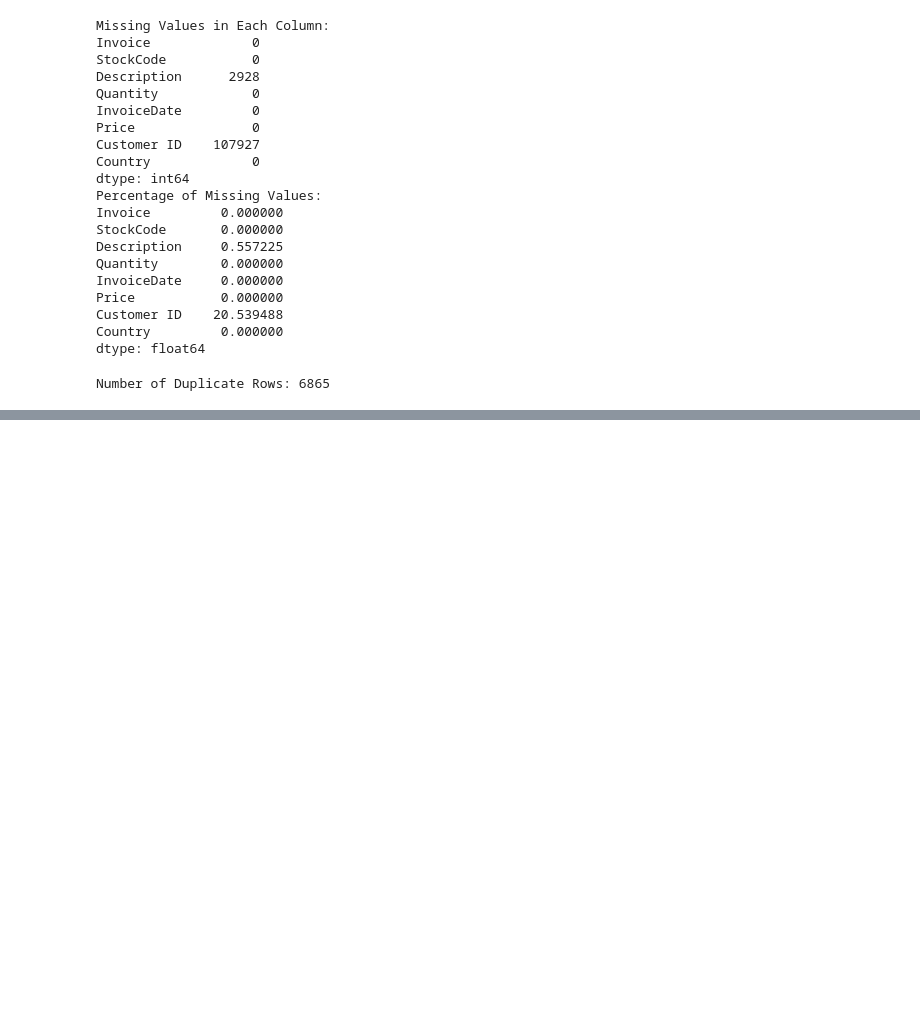
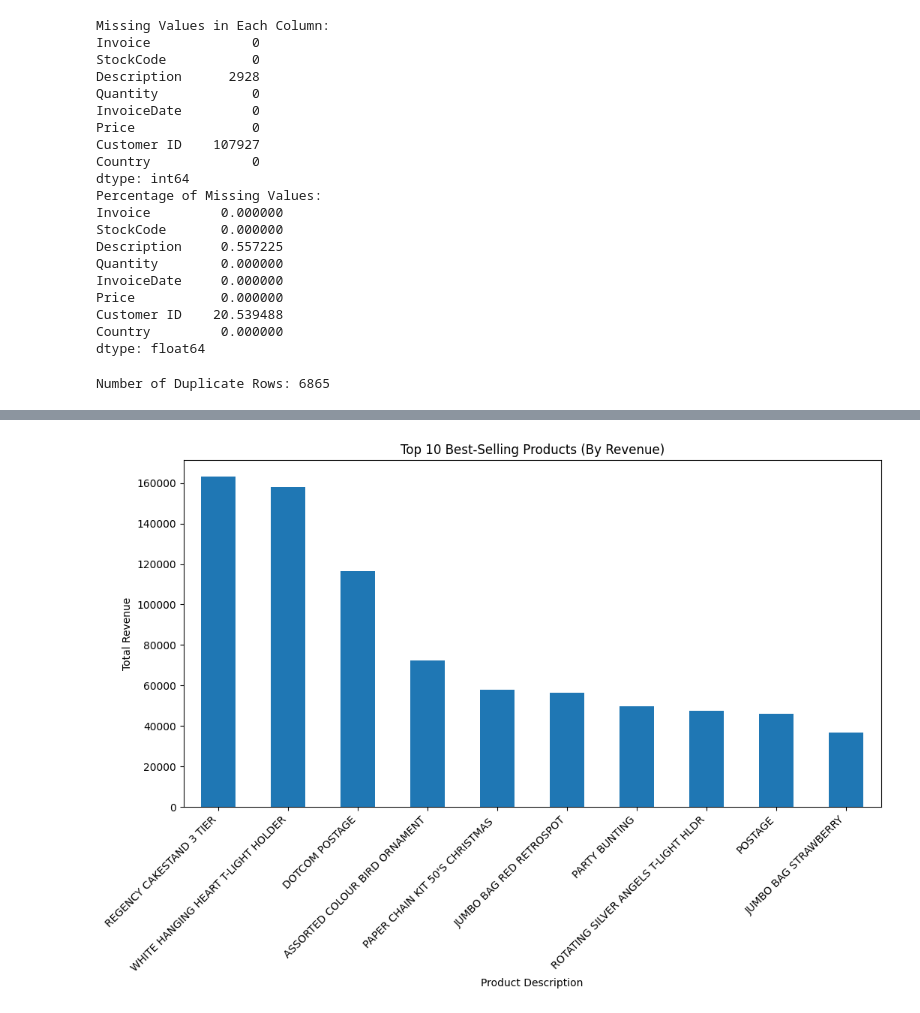
Before and after one commit to hania-sajjad/WEEK-1-TASK, a Jupyter notebook: EDA_Online_Retail.ipynb, the cells around one changed output, grey strips where cells are left out. Drawn from its saved outputs; the diff is of its cells as text; code cells hidden in the pictures; blank space fills up the shorter version.

```diff
--- a/EDA_Online_Retail.ipynb
+++ b/EDA_Online_Retail.ipynb
@@ -131,0 +149,19 @@ Number of Duplicate Rows: 6865
+# %%
+#TOP 10 PRODUCTS BY REVENUE
+df["Revenue"] = df["Quantity"] * df["Price"]  #Create Column
+top_products_revenue = df.groupby("Description")["Revenue"].sum().sort_values(ascending=False).head(10)
+top_products_revenue
+
+#Plot
+plt.figure(figsize=(12,6))
+
+top_products_revenue.plot(kind="bar")
+
+plt.title("Top 10 Best-Selling Products (By Revenue)")
+plt.xlabel("Product Description")
+plt.ylabel("Total Revenue")
+plt.xticks(rotation=45, ha='right')
+
+plt.show()
+# %% [output]
+[figure, added]
```
Also changed, not shown: parts of 3 cells of this notebook.
